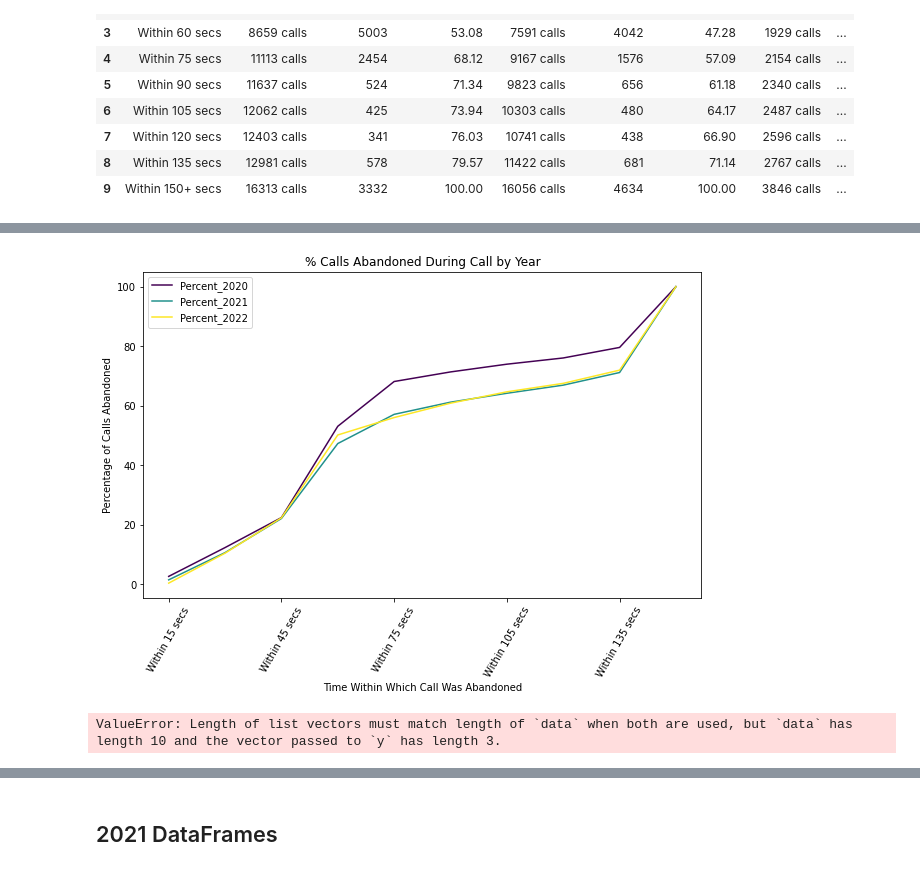
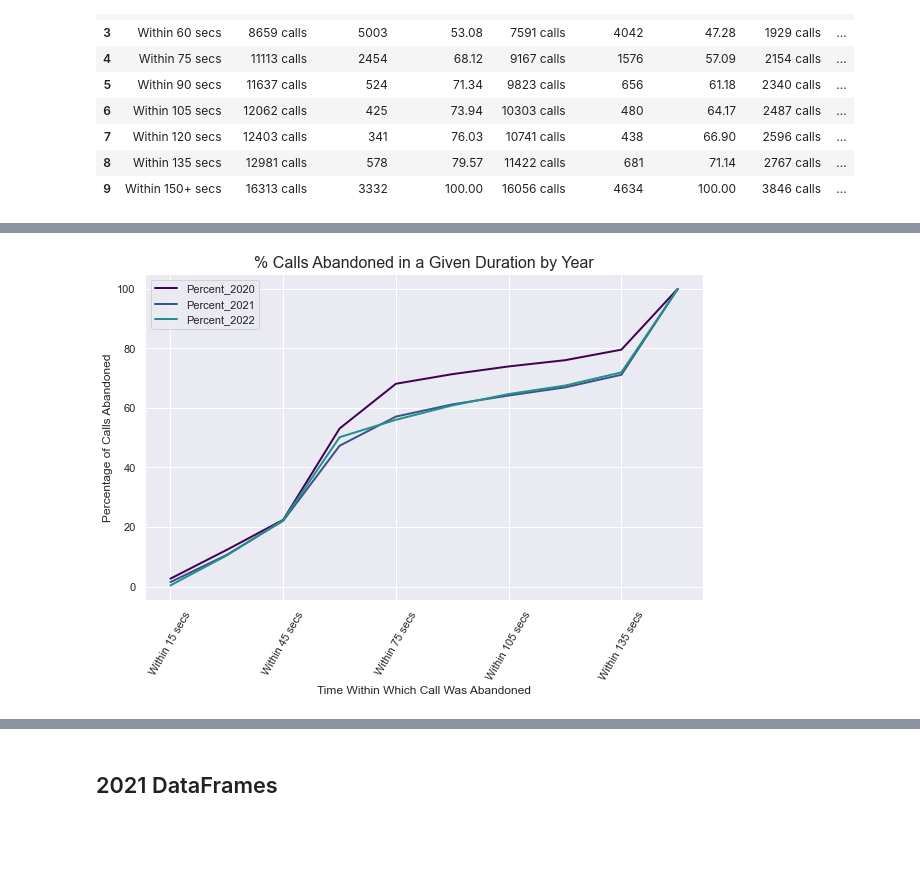
Before and after one commit to NSS-Data-Analytics-Cohort-6/fcs-crisis-sailing-the-seaborn, a Jupyter notebook: notebooks/FCS_Crisis_Study.ipynb, the cells around one changed output, grey strips where cells are left out. Drawn from its saved outputs; the diff is of its cells as text; code cells hidden in the pictures; blank space fills up the shorter version.

```diff
--- a/notebooks/FCS_Crisis_Study.ipynb
+++ b/notebooks/FCS_Crisis_Study.ipynb
@@ -467,14 +476,10 @@ plt.show();
 # %%
-abandon_rate_2020_2022.plot(x='Unanswer', y=['Percent_2020', 'Percent_2021', 'Percent_2022'], cmap="viridis", kind='line')
-plt.title('% Calls Abandoned During Call by Year')
+abandon_rate_2020_2022.plot(x='Unanswer', y=['Percent_2020', 'Percent_2021', 'Percent_2022'], kind='line', lw=2, color=['#440154', '#3B528B', '#21918C'])
+plt.title('% Calls Abandoned in a Given Duration by Year', fontsize=16)
 plt.ylabel('Percentage of Calls Abandoned')
 plt.xlabel('Time Within Which Call Was Abandoned')
 plt.xticks(rotation=60)
 plt.gcf().set_size_inches(10, 6)
 plt.show();
 # %% [output]
-[figure, old version]
+[figure, new version]
-# %%
-sns.lineplot(x='Unanswer', y=['Percent_2020', 'Percent_2021', 'Percent_2022'], palette = "viridis", data=abandon_rate_2020_2022)
-# %% [output]
-ValueError: Length of list vectors must match length of `data` when both are used, but `data` has length 10 and the vector passed to `y` has length 3.
```
Also changed, not shown: parts of 45 cells of this notebook.
